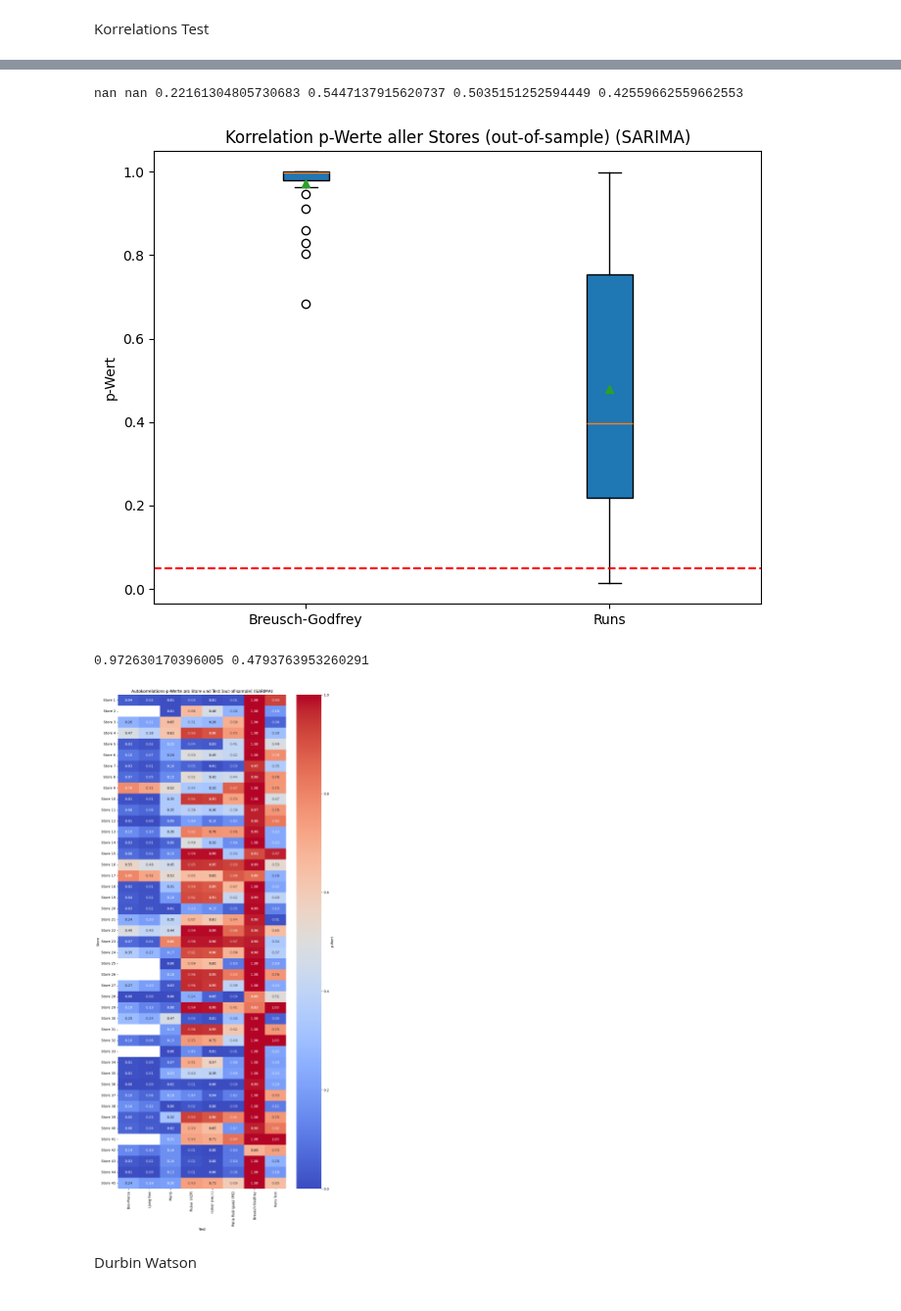
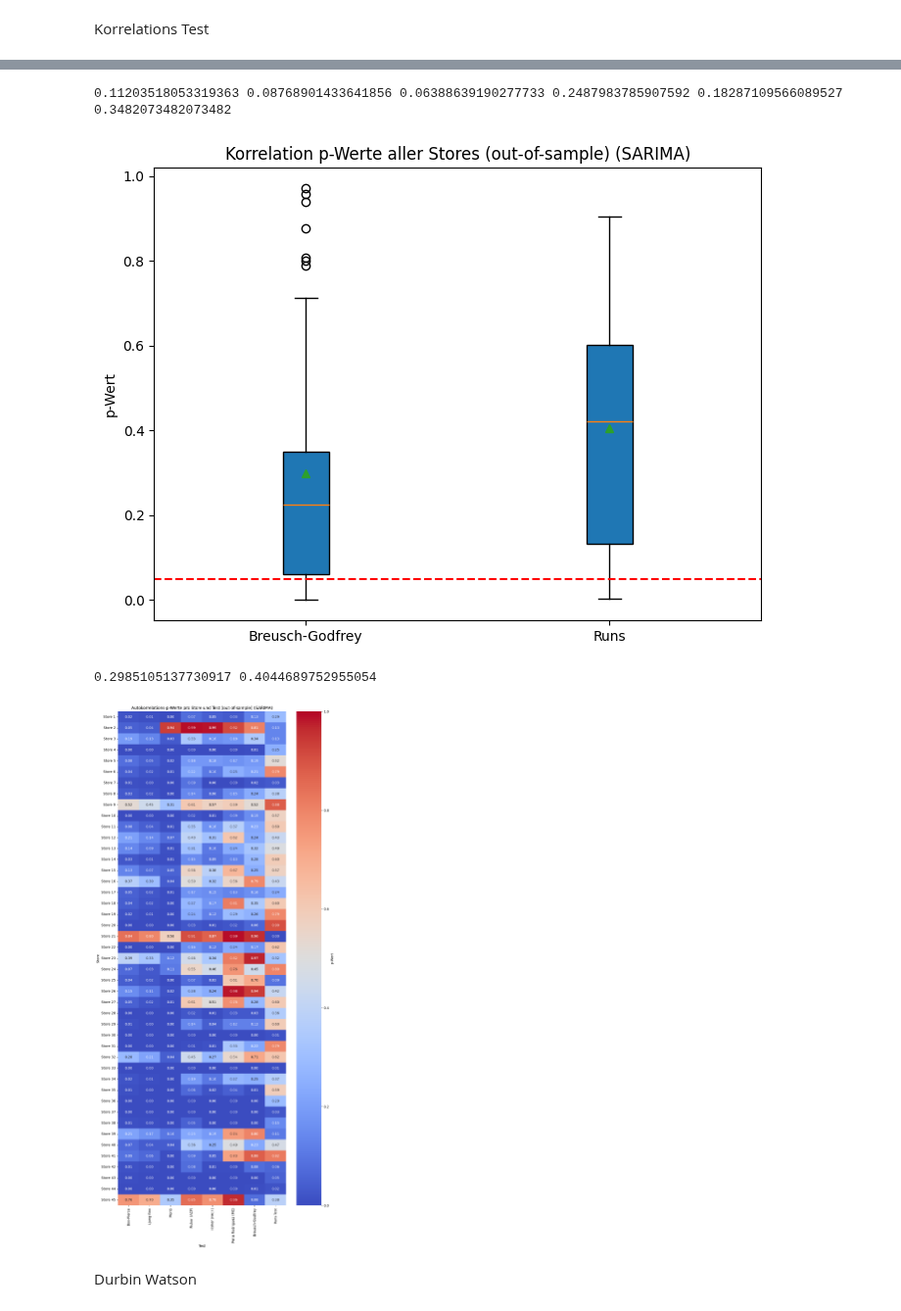
Before and after one commit to netalivo/Bachelor, a Jupyter notebook: main_all_stores.ipynb, the cells around one changed output, grey strips where cells are left out. Shown at 98% size. Cells and saved outputs as stored; diff of their text form; code cells hidden in the pictures.

Commit message:
Kreuzvalidierung: Trainingsgröße verringert. Autokorrelation: Z-Test hinzugefügt, OOS Versionen für Box-Pierce, Ljung-Box und Breusch-Godfrey

```diff
--- a/main_all_stores.ipynb
+++ b/main_all_stores.ipynb
@@ -262,6 +273,7 @@ t_pvalues = []
 w_pvalues = []
 b_pvalues = []
 k_pvalues = []
+z_pvalues = []
 
 # Für jeden Store von 1 bis 45:
 for store in range(1, 46):
@@ -295,14 +307,22 @@ for store in range(1, 46):
         except Exception as e:
             print(f"Fehler beim Kolmogorov Test für Store {store}: {e}")
             k_pvalues.append(np.nan)
+        # Z-Test
+        try:
+            _, p_value = z_test(resid, False)
+            z_pvalues.append(p_value)
+        except Exception as e:
+            print(f"Fehler beim Z-Test für Store {store}: {e}")
+            z_pvalues.append(np.nan)
     else:
         t_pvalues.append(np.nan)
         w_pvalues.append(np.nan)
         b_pvalues.append(np.nan)
         k_pvalues.append(np.nan)
+        z_pvalues.append(np.nan)
 
 
-pvalues = np.column_stack([t_pvalues, w_pvalues, b_pvalues, k_pvalues])
+pvalues = np.column_stack([t_pvalues, w_pvalues, b_pvalues, k_pvalues, z_pvalues])
 
 
 # Erstelle einen Boxplot der p-Werte
@@ -310,7 +330,7 @@ plt.figure(figsize=(8, 6))
 plt.boxplot(pvalues, patch_artist=True, showmeans=True)
 plt.title('Mittelwert p-Werte aller Stores (in-sample) ({})'.format(model_type))
 plt.ylabel("p-Wert")
-plt.xticks([1, 2, 3, 4], ["T-Test", "Wilcoxon", "Binomial", "Kolmogorov"])
+plt.xticks([1, 2, 3, 4, 5], ["T-Test", "Wilcoxon", "Binomial", "Kolmogorov", "Z-Test"])
 plt.axhline(0.05, color='red', linestyle='--', label='Signifikanzniveau 0.05')
 plt.show()
 # %% [output]
@@ -361,11 +392,11 @@ print(np.mean(smape_stats))
 # %% [markdown]
 SMAPE vs. Autokorrelation p-Werte
 # %%
-fig, axes = plt.subplots(2, 3, figsize=(15, 10))  # 2 Zeilen, 3 Spalten
+fig, axes = plt.subplots(2, 4, figsize=(15, 10))  # 2 Zeilen, 4 Spalten
 
 
-p_values_list = [bp_pvalues, lb_pvalues, bg_pvalues, m_pvalues, f_pvalues, rt_pvalues]
-test_names = ["Box-Pierce", "Ljung-Box", "Breusch-Godfrey", "Monti", "Fisher", "Runs"]
+p_values_list = [bp_pvalues, lb_pvalues, m_pvalues, f_pvalues, f2_pvalues, pr2_pvalues, bg_pvalues, rt_pvalues]
+test_names = ["Box-Pierce", "Ljung-Box", "Monti", "Fisher (ACF)", "Fisher (PACF)", "Pena Rodriguez", "Breusch-Godfrey", "Runs"]
 
 for i, ax in enumerate(axes.flat):
     ax.scatter(smape_stats, p_values_list[i])
@@ -436,0 +485,4 @@ Cross-Validation RMSE: 50185.505209817195
+# %%
+errors = cvs[cvs['store'] == 1]['error']
+print(errors)
+print(len(errors))
@@ -445,6 +515,7 @@ m_pvalues = []
 f_pvalues = []
 f2_pvalues = []
 pr2_pvalues = []
+
 
 # Für jeden Store von 1 bis 45:
 for store in range(1, 46):
@@ -458,24 +529,21 @@ for store in range(1, 46):
     if errors is not None:
         # Box-Pierce Test
         try:
-            _, p_value = box_pierce_test(residuals = errors, store_num = store, model = model_type, lags = 29, print_results=False)
+            _, p_value = box_pierce_test(residuals = errors, store_num = store, model = model_type, sample = "OOS", lags = 10, print_results=False)
             bp_pvalues.append(p_value)
         except Exception as e:
             print(f"Fehler beim Box-Pierce Test für Store {store}: {e}")
             bp_pvalues.append(np.nan)
         # Ljung-Box Test
         try:
-            _, p_value = ljung_box_test(residuals = errors, store_num = store, model = model_type, lags = 29, print_results=False)
+            _, p_value = ljung_box_test(residuals = errors, store_num = store, model = model_type, sample = "OOS", lags = 10, print_results=False)
             lb_pvalues.append(p_value)
         except Exception as e:
             print(f"Fehler beim Ljung-Box Test für Store {store}: {e}")
             lb_pvalues.append(np.nan)
         # Breusch-Godfrey Test
         try:
-            if model_type == 'SARIMA':
-                _, p_value = breusch_godfrey_test(model = sarima_models[store], lags = 29, print_results = False) #TODO: gleiches modell wie in-sample?
-            if model_type == 'Naive':
-                _, p_value = breusch_godfrey_test_naive(sales, lags = 5, print_results = False)
+            _, p_value = breusch_godfrey_oos(residuals=errors, lags = 10)
             bg_pvalues.append(p_value)
         except Exception as e:
             print(f"Fehler beim Breusch-Godfrey Test für Store {store}: {e}")
@@ -484,7 +552,7 @@ for store in range(1, 46):
         try:
             sarima_params  = optimal_orders_5.get(str(store))
             order = tuple(sarima_params["order"])
-            _, p_value = monti_test(residuals = errors, store_num = store, model = model_type, m = 20, print_results = False)
+            _, p_value = monti_test(residuals = errors, store_num = store, model = model_type, m = 9, print_results = False)
             m_pvalues.append(p_value)
         except Exception as e:
             print(f"Fehler beim Monti Test für Store {store}: {e}")
@@ -493,7 +561,7 @@ for store in range(1, 46):
         try:
             sarima_params  = optimal_orders_5.get(str(store))
             order = tuple(sarima_params["order"])
-            _, p_value = fisher_test(residuals = errors, store_num = store, model = model_type, version = "acf", m = 4, print_results = False)
+            _, p_value = fisher_test(residuals = errors, store_num = store, model = model_type, version = "acf", m = 9, print_results = False)
             f_pvalues.append(p_value)
         except Exception as e:
             print(f"Fehler beim Fisher Test für Store {store}: {e}")
@@ -502,14 +570,14 @@ for store in range(1, 46):
         try:
             sarima_params  = optimal_orders_5.get(str(store))
             order = tuple(sarima_params["order"])
-            _, p_value = fisher_test(residuals = errors, store_num = store, model = model_type, version = "pacf", m = 4, print_results = False)
+            _, p_value = fisher_test(residuals = errors, store_num = store, model = model_type, version = "pacf", m = 9, print_results = False)
             f2_pvalues.append(p_value)
         except Exception as e:
             print(f"Fehler beim Fisher Test für Store {store}: {e}")
             f2_pvalues.append(np.nan)
         # Pena Rodriguez Test (Monte Carlo)
         try:
-            _, p_value = pena_rodriguez_test_mc(residuals = errors, m = 29, print_results= False)
+            _, p_value = pena_rodriguez_test_mc(residuals = errors, m = 9, print_results= False)
             pr2_pvalues.append(p_value)
 
         except Exception as e:
@@ -536,6 +604,7 @@ for store in range(1, 46):
 pvalues = np.column_stack([bp_pvalues, lb_pvalues, m_pvalues, f_pvalues, f2_pvalues, pr2_pvalues, bg_pvalues, rt_pvalues])
 pvalues_portmantaeu = np.column_stack([bp_pvalues, lb_pvalues, m_pvalues, f_pvalues, f2_pvalues, pr2_pvalues])
 pvalues_other = np.column_stack([bg_pvalues, rt_pvalues])
+
 
 # Boxplot Portmanteau
 plt.figure(figsize=(10, 6))
@@ -577,7 +646,7 @@ plt.show()
-nan nan 0.22161304805730683 0.5447137915620737 0.5035151252594449 0.42559662559662553
+0.11203518053319363 0.08768901433641856 0.06388639190277733 0.2487983785907592 0.18287109566089527 0.3482073482073482
-[figure, old version]
+[figure, new version]
-0.972630170396005 0.4793763953260291
+0.2985105137730917 0.4044689752955054
-[figure, old version]
+[figure, new version]
 # %% [markdown]
 Durbin Watson
 # %%
```
Also changed, not shown: parts of 18 cells of this notebook, 8 other files.
